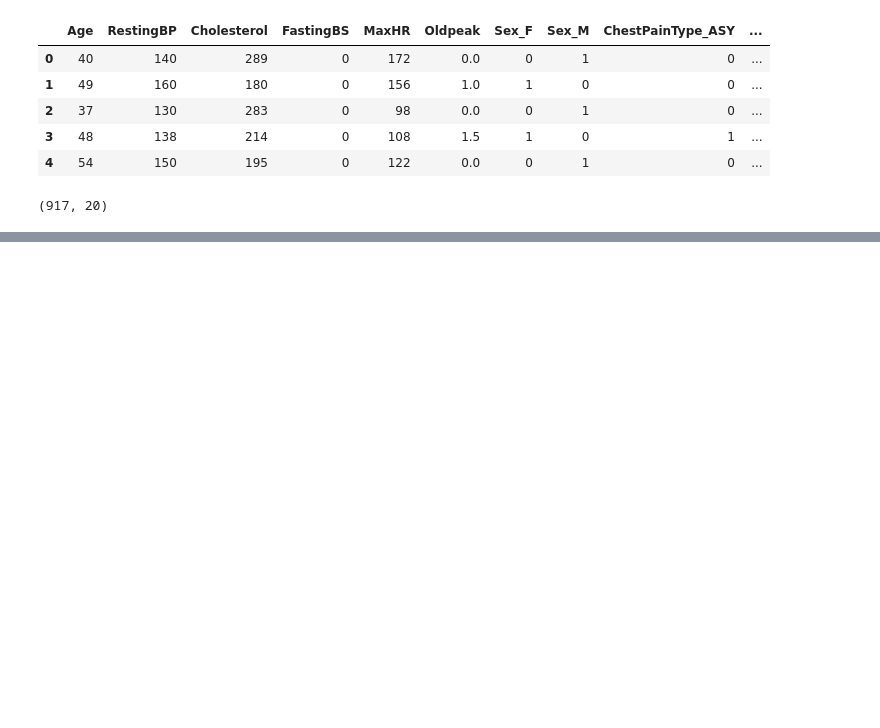
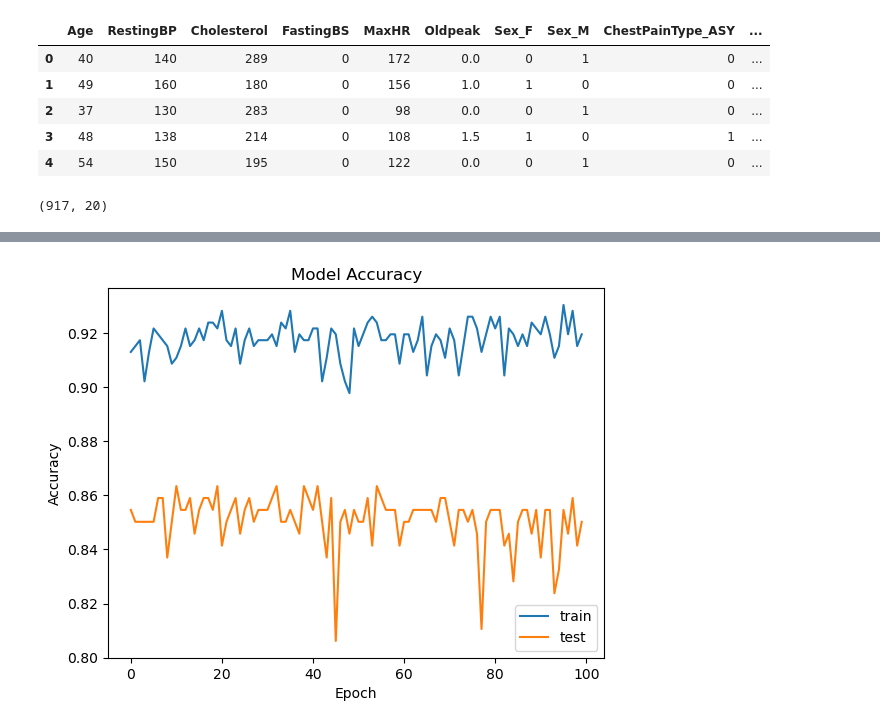
Before and after one commit to ricardodelosrios/project_4, a Jupyter notebook: Analysis.ipynb, the cells around one changed output, grey strips where cells are left out. Saved outputs shown, nothing was run; the diff lists cells and outputs as text; code cells hidden in the pictures; blank space fills up the shorter version.

Commit message:
neural network model

```diff
--- a/Analysis.ipynb
+++ b/Analysis.ipynb
@@ -628,8 +628,11 @@ X1.shape
 # %% [output]
 (917, 20)
 # %%
-# Split training/test datasets with the raandom state of 1
-X_train, X_test, y_train, y_test = train_test_split(X1, y1, random_state=1, stratify=y)
+# Split training/test datasets with the random state of 42
+X_train, X_test, y_train, y_test = train_test_split(X1, y1, random_state=42, test_size = 0.2)
+
+#Split training/test datasets for validation with the random state of 42
+X_train, X_val, y_train, y_val = train_test_split(X1, y1, random_state=42, test_size = 0.25)
 # %%
 # Create a StandardScaler instances
 scaler = StandardScaler()
@@ -679,5 +681,5 @@ nn.compile(loss="binary_crossentropy", optimizer="adam", metrics=["accuracy"])
 # %%
 # Train the model
 #  YOUR CODE GOES HERE
-fit_model = nn.fit(X_train_scaled, y_train, epochs=30)
+model = nn.fit(X_train,y_train,validation_split=0.33,batch_size=10,epochs=100)
 # %% [output]
@@ -709,3 +711,14 @@ Loss: 0.3302428424358368, Accuracy: 0.8695651888847351
 filename = 'Data/nn_model.h5'
 with open (filename, 'wb') as file:
     pickle.dump(nn, file)
+# %%
+# Summarize History for Accuracy
+plt.plot(model.history['accuracy'])
+plt.plot(model.history['val_accuracy'])
+plt.legend(['train','test'],loc='lower right')
+plt.title('Model Accuracy')
+plt.xlabel('Epoch')
+plt.ylabel('Accuracy')
+plt.show()
+# %% [output]
+[figure, added]
```
Also changed, not shown: parts of 6 cells of this notebook, 1 other file.
